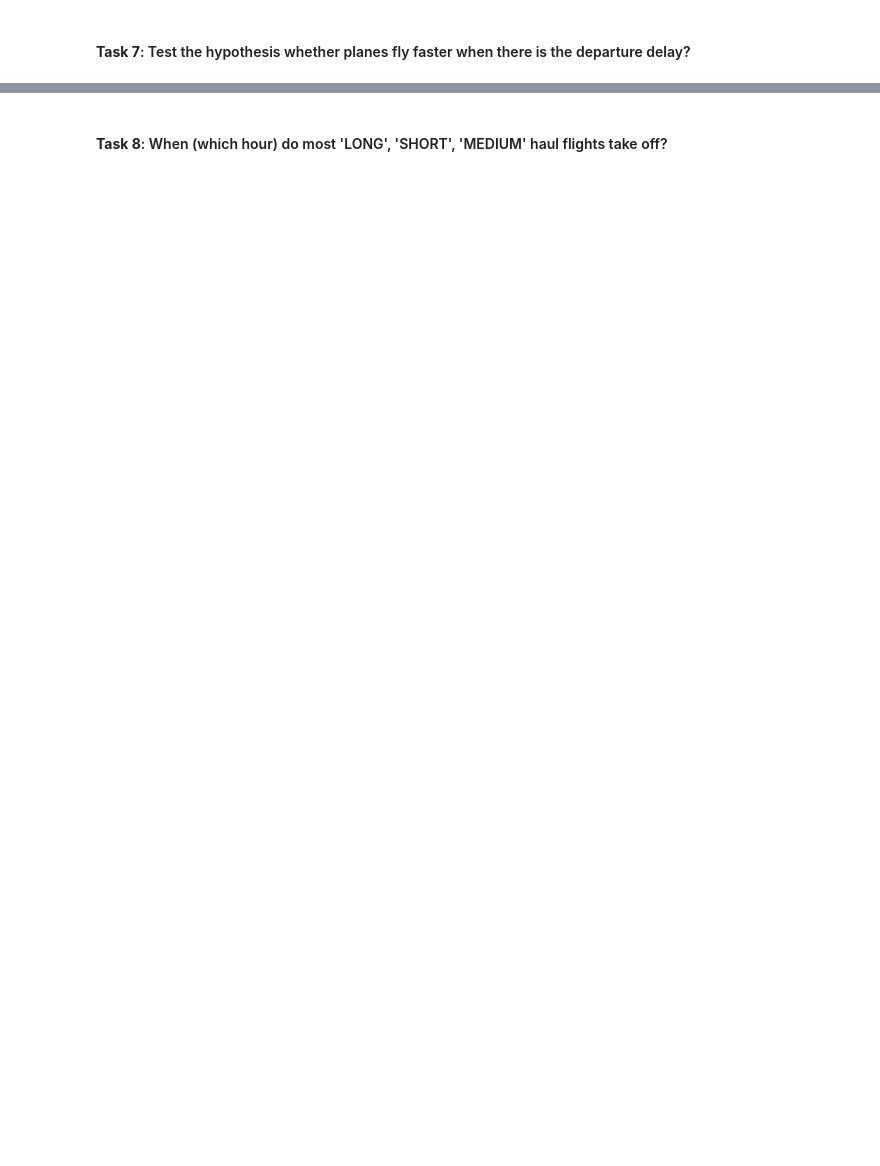
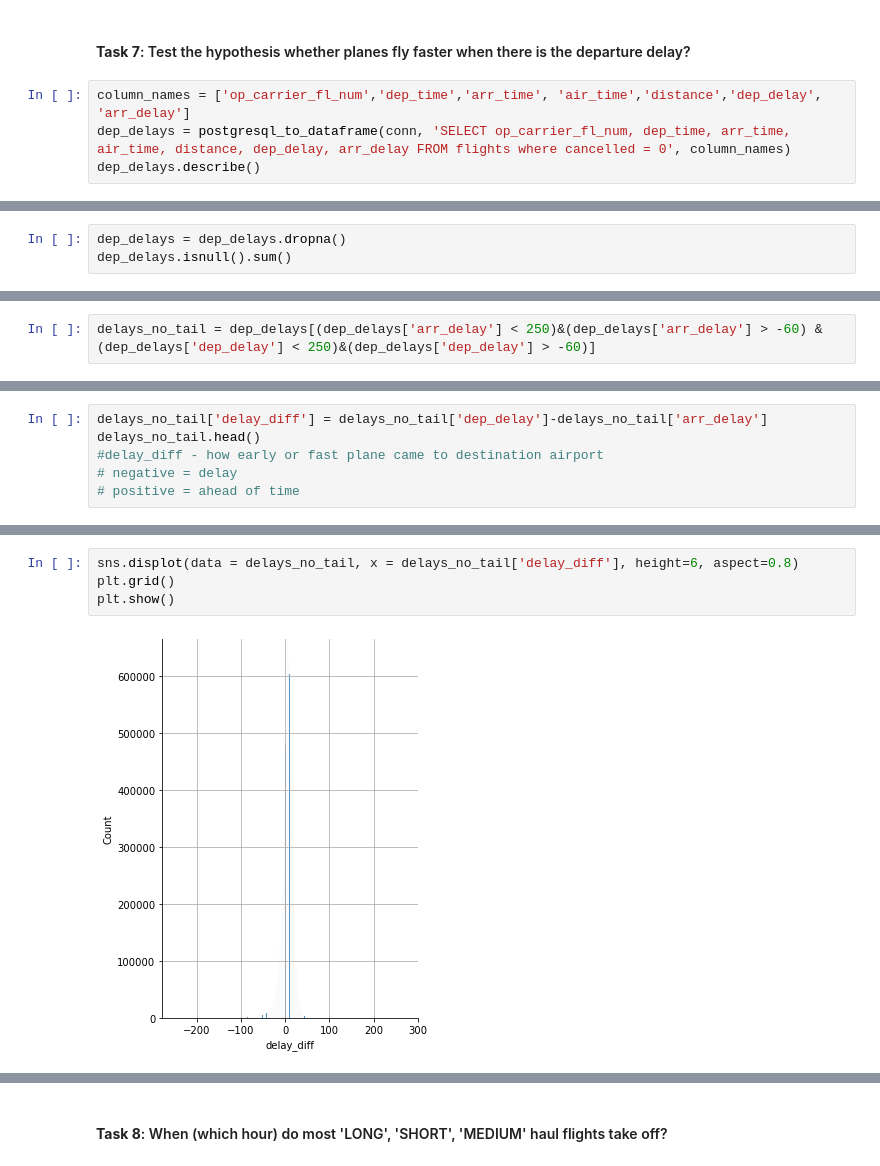
Before and after one commit to albina-m/LHL-Midterm-Flights, a Jupyter notebook: exploratory_analysis.ipynb, the cells around one changed output, grey strips where cells are left out. Drawn from its saved outputs; the diff is of its cells as text; blank space fills up the shorter version.

```diff
--- a/exploratory_analysis.ipynb
+++ b/exploratory_analysis.ipynb
@@ -228,2 +391,6 @@ delays_decreased['arr_delay'] * 100
 # %% [markdown]
 #### **Task 7**: Test the hypothesis whether planes fly faster when there is the departure delay?
+# %%
+column_names = ['op_carrier_fl_num','dep_time','arr_time', 'air_time','distance','dep_delay', 'arr_delay']
+dep_delays = postgresql_to_dataframe(conn, 'SELECT op_carrier_fl_num, dep_time, arr_time, air_time, distance, dep_delay, arr_delay FROM flights where cancelled = 0', column_names)
+dep_delays.describe()
@@ -229,0 +418,3 @@ delays_decreased['arr_delay'] * 100
+# %%
+dep_delays = dep_delays.dropna()
+dep_delays.isnull().sum()
@@ -229,0 +434,2 @@ delays_decreased['arr_delay'] * 100
+# %%
+delays_no_tail = dep_delays[(dep_delays['arr_delay'] < 250)&(dep_delays['arr_delay'] > -60) & (dep_delays['dep_delay'] < 250)&(dep_delays['dep_delay'] > -60)]
@@ -229,0 +452,6 @@ delays_decreased['arr_delay'] * 100
+# %%
+delays_no_tail['delay_diff'] = delays_no_tail['dep_delay']-delays_no_tail['arr_delay']
+delays_no_tail.head()
+#delay_diff - how early or fast plane came to destination airport
+# negative = delay
+# positive = ahead of time
@@ -229,0 +477,6 @@ delays_decreased['arr_delay'] * 100
+# %%
+sns.displot(data = delays_no_tail, x = delays_no_tail['delay_diff'], height=6, aspect=0.8)
+plt.grid()
+plt.show()
+# %% [output]
+[figure, added]
```
Also changed, not shown: parts of 56 cells of this notebook, 1 other file.
